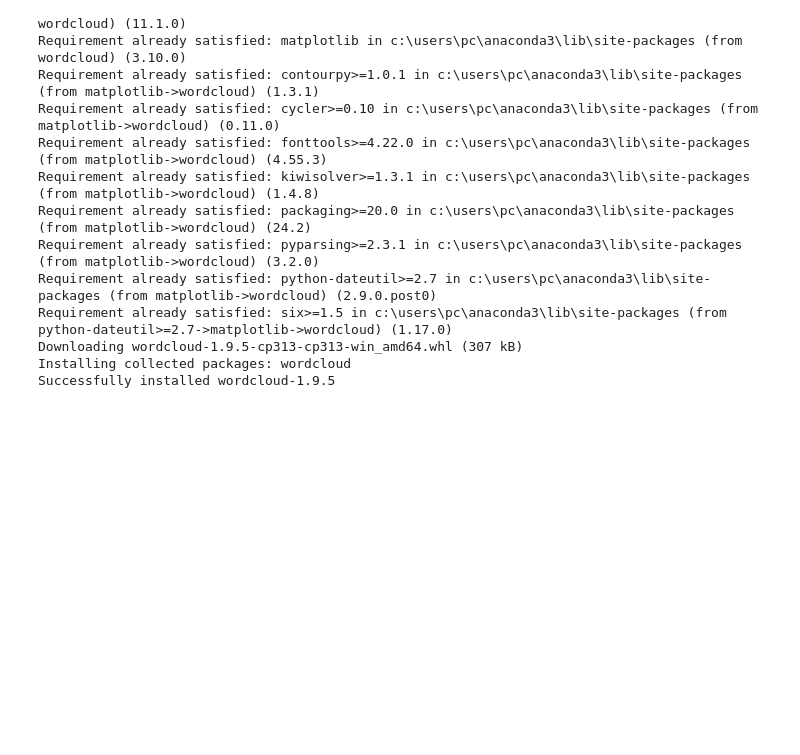
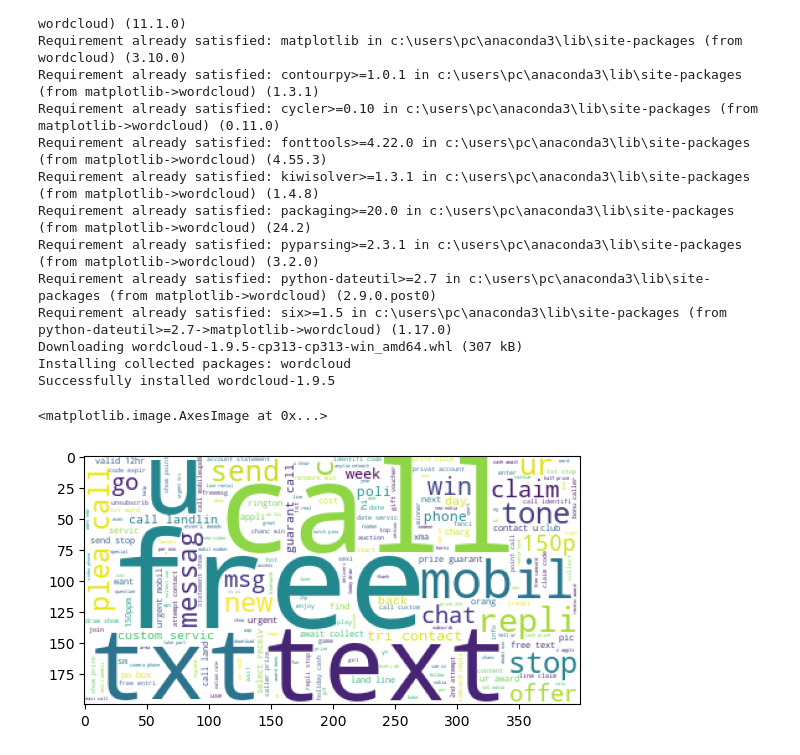
Before and after one commit to subal43/DS-SMS-Classifier-System, a Jupyter notebook: main.ipynb, the cells around one changed output. Saved outputs shown, nothing was run; the diff lists cells and outputs as text; code cells hidden in the pictures; blank space fills up the shorter version.

Commit message:
total wordcloud on spam msg

```diff
--- a/main.ipynb
+++ b/main.ipynb
@@ -205,6 +205,11 @@ Installing collected packages: wordcloud
 Successfully installed wordcloud-1.9.5
 # %%
 from wordcloud import WordCloud
-wc = WordCloud()
+wc = WordCloud(background_color='white')
 # %%
-spam_wc = wc.generate(df[df['target'] == 1]['text'].str.cat(sep=' '))
+spam_wc = wc.generate(new_df[new_df['target'] == 1]['text'].str.cat(sep=' '))
+# %%
+plt.imshow(spam_wc)
+# %% [output]
+<matplotlib.image.AxesImage at 0x...>
+[figure, added]
```
